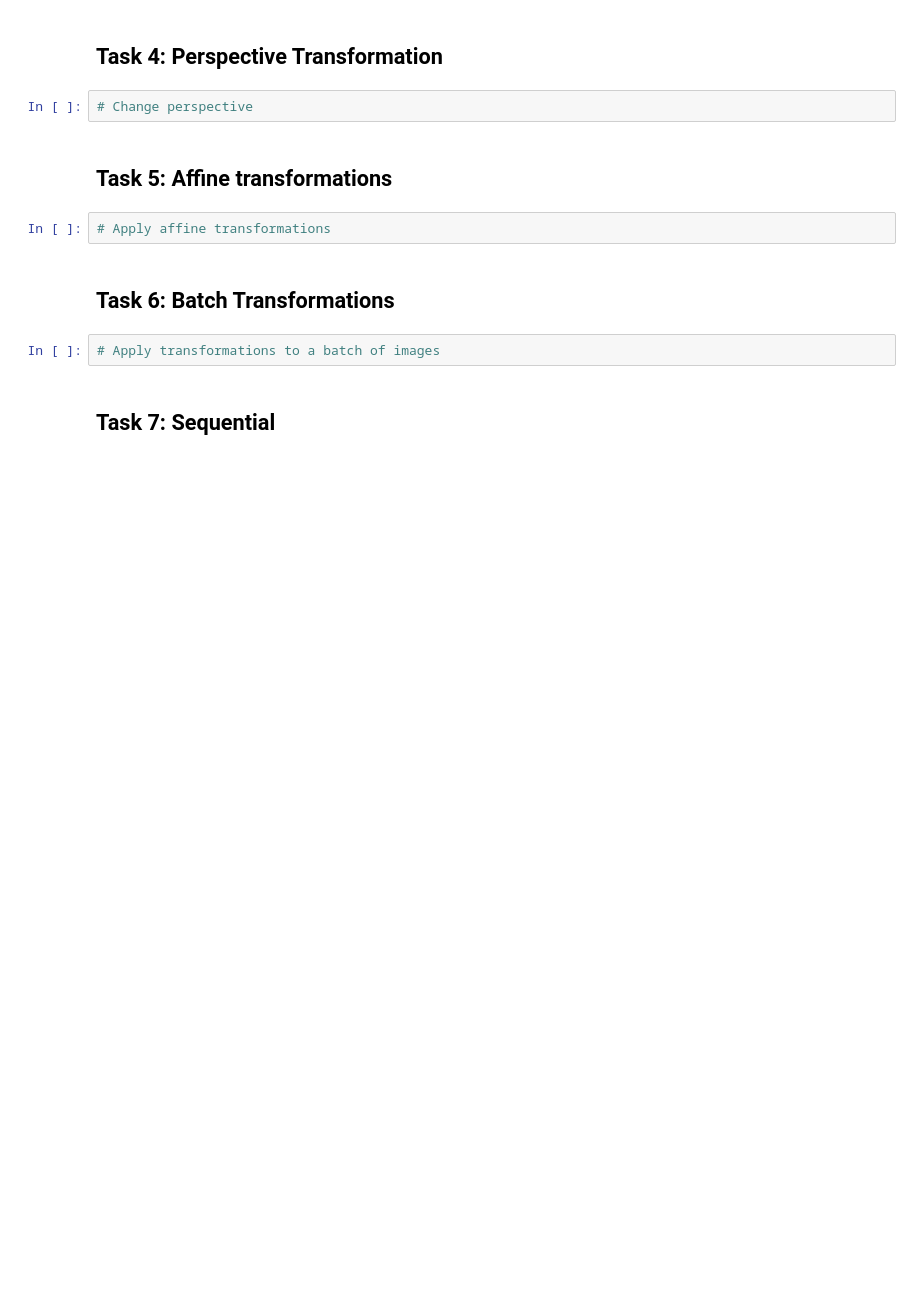
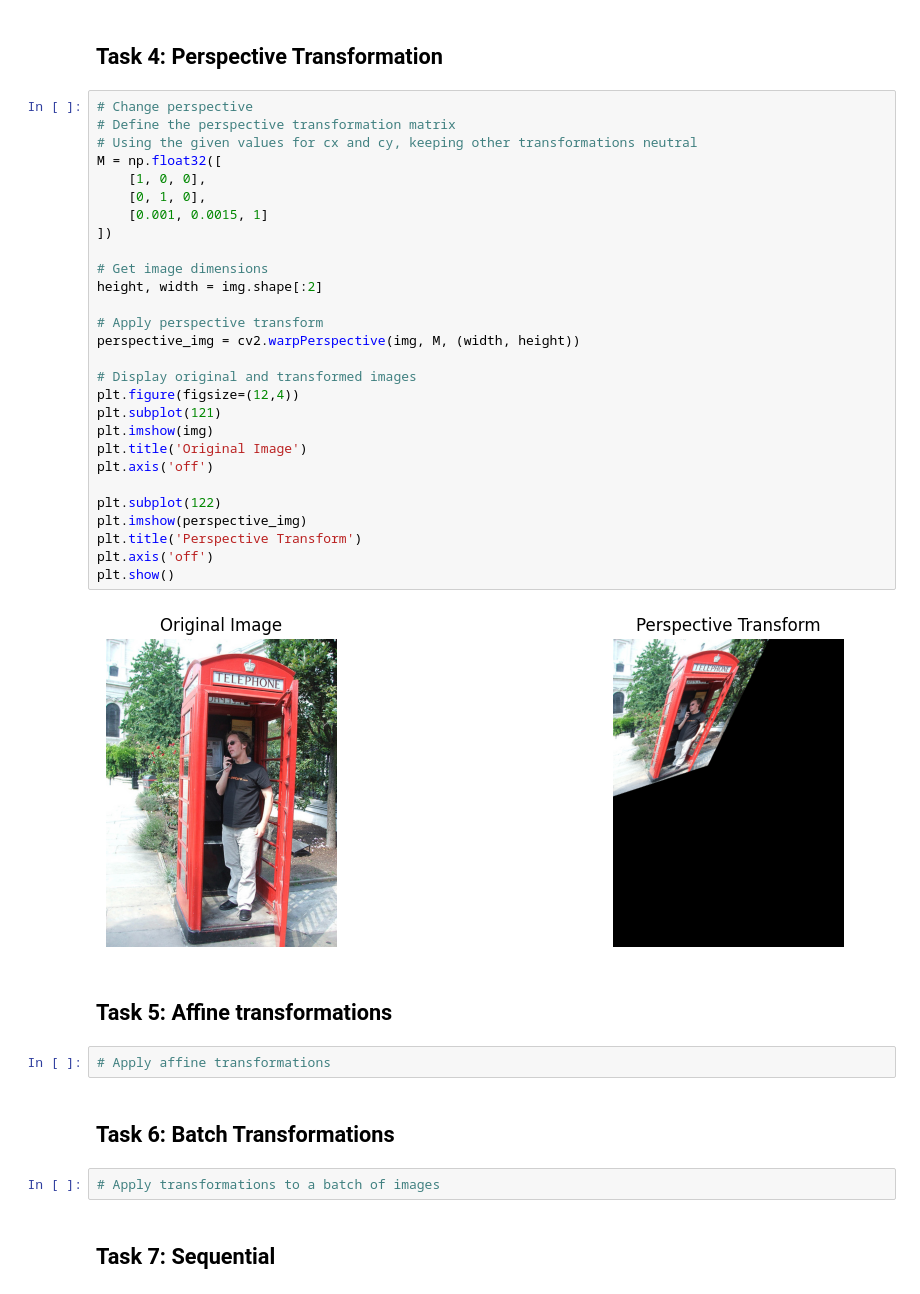
Before and after one commit to mobatusi/data-augmentation-ml, a Jupyter notebook: data_augmentation.ipynb, the cells around one changed output. Drawn from its saved outputs; the diff is of its cells as text; blank space fills up the shorter version.

```diff
--- a/data_augmentation.ipynb
+++ b/data_augmentation.ipynb
@@ -84,6 +109,34 @@ plt.show()
 ## Task 4: Perspective Transformation
 # %%
 # Change perspective
+# Define the perspective transformation matrix
+# Using the given values for cx and cy, keeping other transformations neutral
+M = np.float32([
+    [1, 0, 0],
+    [0, 1, 0],
+    [0.001, 0.0015, 1]
+])
+
+# Get image dimensions
+height, width = img.shape[:2]
+
+# Apply perspective transform
+perspective_img = cv2.warpPerspective(img, M, (width, height))
+
+# Display original and transformed images
+plt.figure(figsize=(12,4))
+plt.subplot(121)
+plt.imshow(img)
+plt.title('Original Image')
+plt.axis('off')
+
+plt.subplot(122)
+plt.imshow(perspective_img)
+plt.title('Perspective Transform')
+plt.axis('off')
+plt.show()
+# %% [output]
+[figure, added]
 # %% [markdown]
 ## Task 5: Affine transformations
 # %%
```
Also changed, not shown: parts of 1 cell of this notebook.
